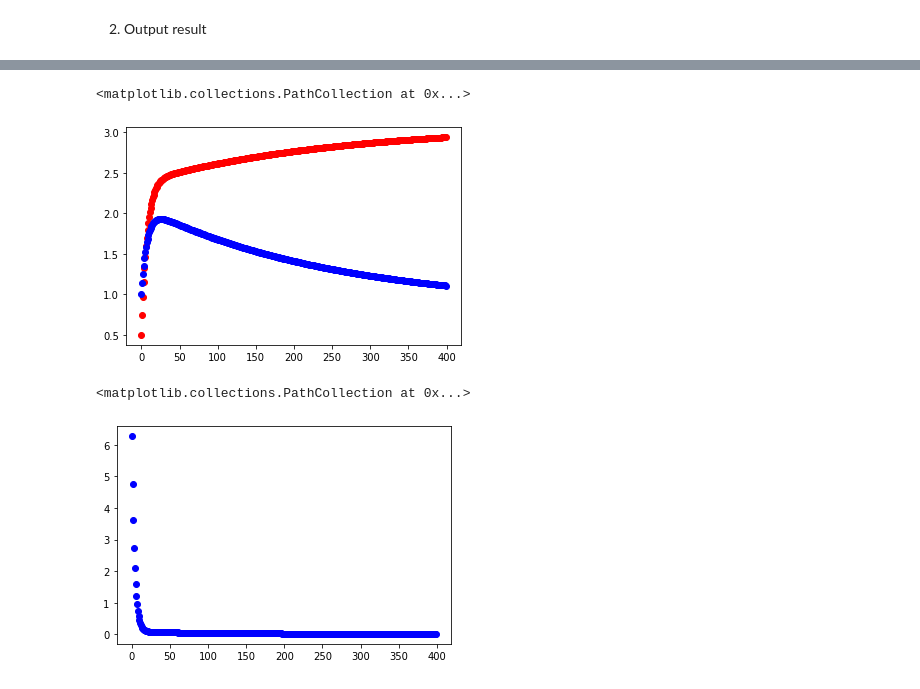
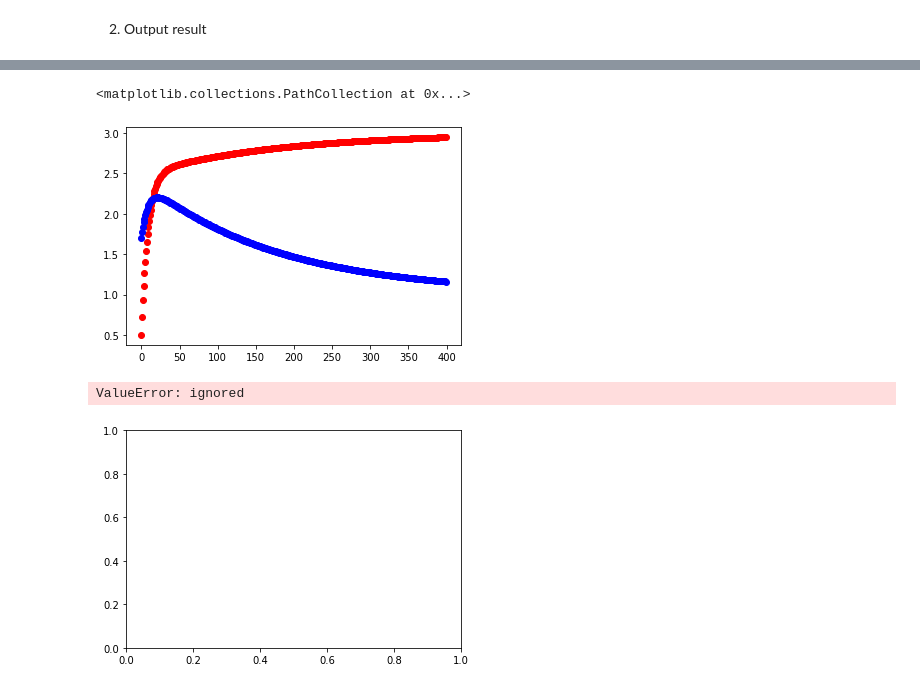
Before and after one commit to csm-kr/class_machine_learning, a Jupyter notebook: assignment02.ipynb, the cells around one changed output, grey strips where cells are left out. Cells and saved outputs as stored; diff of their text form; code cells hidden in the pictures.

```diff
--- a/assignment02.ipynb
+++ b/assignment02.ipynb
@@ -51,22 +56,4 @@ draw_lines(1, 3)
 # %%
-# init theta0 and theta1
-def hypothesis(theta_0, theta_1, x):
-  return theta_0 + theta_1 * x
-
-# init theta_0 and theta_1
-theta_0 = 0
-theta_1 = 1
-
-h = hypothesis(theta_0, theta_1, x)
-
-def l2_loss (h, y):
-  m = len(h)
-  ret = np.sum((h-y)*(h-y))
-  ret /= m
-  return ret
-
-print('h : ', hypothesis(theta_0, theta_1, x))
-
 def gradient_descent(x, y, theta_0, theta_1, learning_rate=0.1):
   m = len(x)  # 20 samples
   gradient_theta_0 = np.sum(hypothesis(theta_0, theta_1, x) - y) / m
@@ -83,6 +68,9 @@ h :  [0.42170715 0.88803566 0.611937   0.48107615 0.36925464 0.83664373
 # %%
+# linear regeression process
+
+# init theta aribitrarily
 theta_0 = 0.5
-thet1_1 = 1.7
+theta_1 = 1.7
 
 theta_0_list = []
 theta_1_list = []
@@ -90,17 +78,13 @@ loss_list = []
 
 # until converge
 converge_step = 400
-
 for i in range(converge_step):
-
   # loss
   h = hypothesis(theta_0, theta_1, x)
+
   loss = l2_loss(h, y)
+  loss_list.append(loss)
 
-  loss_list.append(loss)
   theta_0_list.append(theta_0)
   theta_1_list.append(theta_1)
-  theta_0, theta_1 = gradient_descent(x, y, theta_0, theta_1)
-
-print(len(theta_0_list))
-x_ = np.arange(converge_step)
+  theta_0, theta_1 = gradient_descent(x, y, theta_0, theta_1) # parameter update
@@ -115,11 +98,12 @@ draw_lines_zero_one_range(theta_1, theta_0, line_c= 'r')
 # %%
+x_ = np.arange(converge_step)
 plt.scatter(x_, theta_0_list, c='r')
 plt.scatter(x_, theta_1_list, c='b')
 # %% [output]
 <matplotlib.collections.PathCollection at 0x...>
-[figure, old version]
+[figure, new version]
 # %%
-plt.scatter(x_, loss_list, c='b')
+plt.scatter(x_, loss_list, c='bg')
 # %% [output]
-<matplotlib.collections.PathCollection at 0x...>
+ValueError: ignored
-[figure, old version]
+[figure, new version]
```
Also changed, not shown: parts of 17 cells of this notebook.
